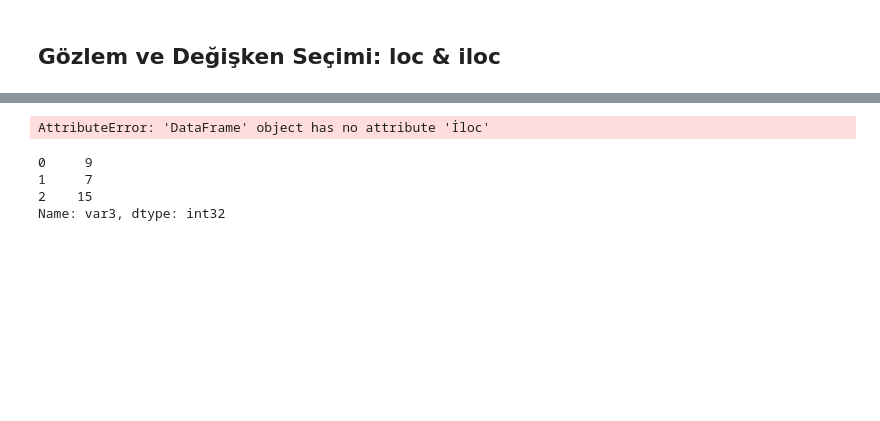
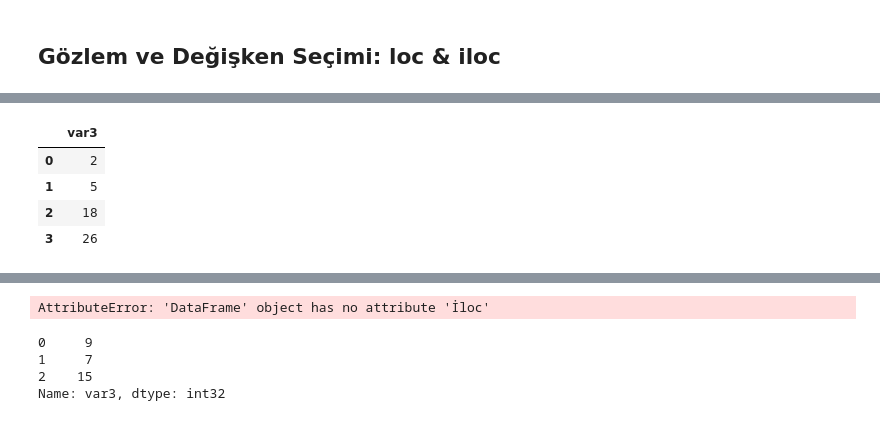
Before and after one commit to MertUrper/Numpy_Pandas, a Jupyter notebook: Pandas_2.ipynb, the cells around one changed output, grey strips where cells are left out. Cells and saved outputs as stored; diff of their text form; code cells hidden in the pictures; blank space fills up the shorter version.

```diff
--- a/Pandas_2.ipynb
+++ b/Pandas_2.ipynb
@@ -58,4 +58,12 @@ df.loc[0:3,"var3"]      # verilen kurallara bağlı olarak seçim yapılma ihtiy
 Name: var3, dtype: int32
+# %%
+df.loc[0:3,["var3"]]         # çift parantez farkı
+# %% [output]
+|  | var3 |
+| 0 | 2 |
+| 1 | 5 |
+| 2 | 18 |
+| 3 | 26 |
 # %%
 df.loc[5:8,"var1":"var3"]
 # %% [output]
```
Also changed, not shown: parts of 18 cells of this notebook, 1 other file.
